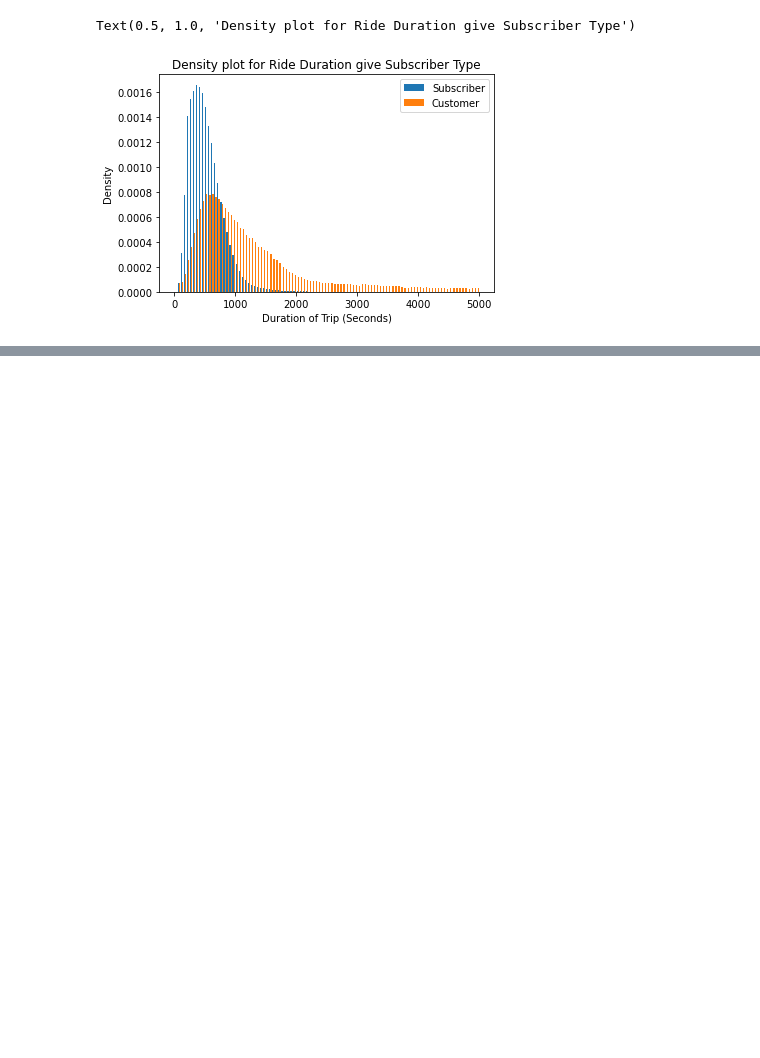
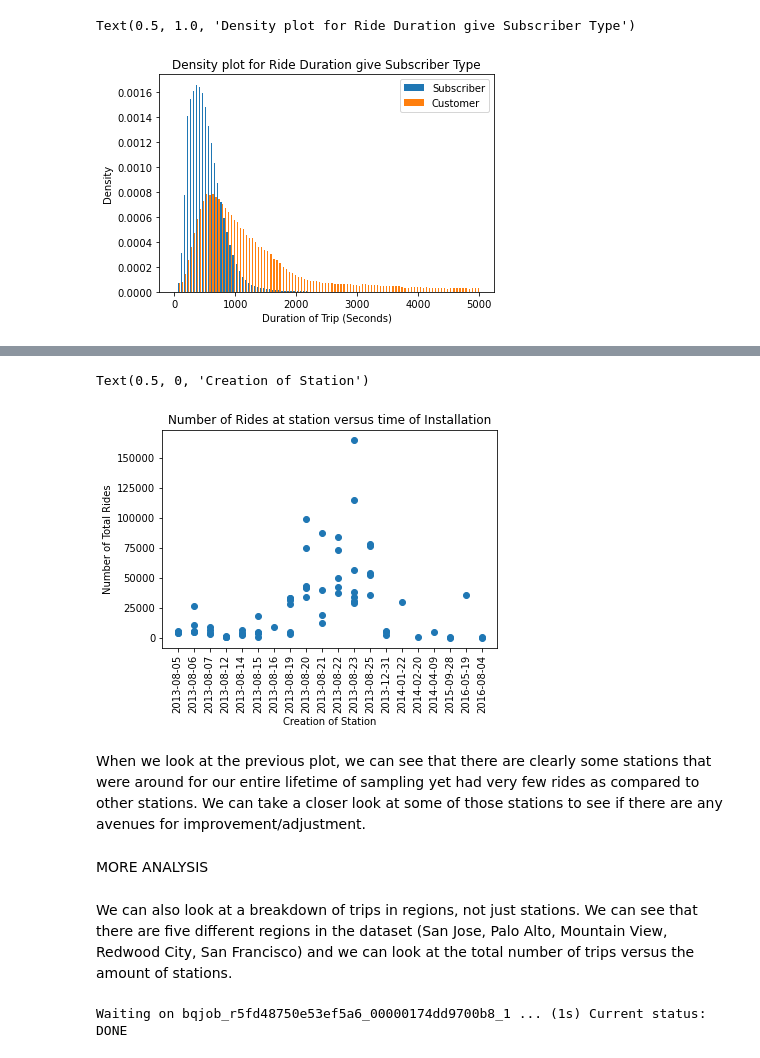
Before and after one commit to isaacvernon1/w205Project1, a Jupyter notebook: Project_1.ipynb, the cells around one changed output, grey strips where cells are left out. Cells and saved outputs as stored; diff of their text form; code cells hidden in the pictures; blank space fills up the shorter version.

```diff
--- a/Project_1.ipynb
+++ b/Project_1.ipynb
@@ -374,0 +426,3 @@ Text(0.5, 1.0, 'Density plot for Ride Duration give Subscriber Type')
+# %%
+stattrip = pd.read_csv("StationTrips.csv")
+stattrip.head()
@@ -374,0 +436,63 @@ Text(0.5, 1.0, 'Density plot for Ride Duration give Subscriber Type')
+# %%
+plt.scatter(stattrip["installation_date"], stattrip["Trip_Total"])
+plt.xticks(rotation=90)
+plt.title("Number of Rides at station versus time of Installation")
+plt.ylabel("Number of Total Rides")
+plt.xlabel("Creation of Station")
+# %% [output]
+Text(0.5, 0, 'Creation of Station')
+[figure, added]
+# %% [markdown]
+When we look at the previous plot, we can see that there are clearly some stations that were around for our entire lifetime of sampling yet had very few rides as compared to other stations. We can take a closer look at some of those stations to see if there are any avenues for improvement/adjustment.
+# %% [markdown]
+MORE ANALYSIS
+# %% [markdown]
+We can also look at a breakdown of trips in regions, not just stations. We can see that there are five different regions in the dataset (San Jose, Palo Alto, Mountain View, Redwood City, San Francisco) and we can look at the total number of trips versus the amount of stations.
+# %%
+! bq query --use_legacy_sql=FALSE --format=csv \
+'SELECT\
+  COUNT(*) AS Number_of_Stations,\
+  SUM(table1.Trip_Total) AS Total_Trips,\
+  table2.landmark,\
+  ROUND(SUM(table1.Trip_Total) / COUNT(*)) AS Average_Trips_Per_Station\
+FROM (\
+  SELECT\
+    table1.Num_Trips + table2.Number_of_Trips AS Trip_Total,\
+    table1.Station1 AS Station\
+  FROM (\
+    SELECT\
+      COUNT(*) AS Num_Trips,\
+      start_station_name AS Station1\
+    FROM\
+      `bigquery-public-data.san_francisco.bikeshare_trips`\
+    GROUP BY\
+      start_station_name\
+    ORDER BY\
+      Num_Trips ASC )AS table1\
+  LEFT JOIN (\
+    SELECT\
+      COUNT(*) AS Number_of_Trips,\
+      end_station_name AS Station2\
+    FROM\
+      `bigquery-public-data.san_francisco.bikeshare_trips`\
+    GROUP BY\
+      end_station_name\
+    ORDER BY\
+      Number_of_Trips ASC) AS table2\
+  ON\
+    table1.Station1 = table2.Station2\
+  ORDER BY\
+    Trip_Total) AS table1\
+INNER JOIN (\
+  SELECT\
+    *\
+  FROM\
+    `bigquery-public-data.san_francisco.bikeshare_stations`) AS table2\
+ON\
+  table1.Station = table2.name\
+GROUP BY\
+  landmark\
+ORDER BY\
+  Average_Trips_Per_Station' > RegionTrips.csv
+# %% [output]
+Waiting on bqjob_r5fd48750e53ef5a6_00000174dd9700b8_1 ... (1s) Current status: DONE
```
Also changed, not shown: parts of 6 cells of this notebook.
